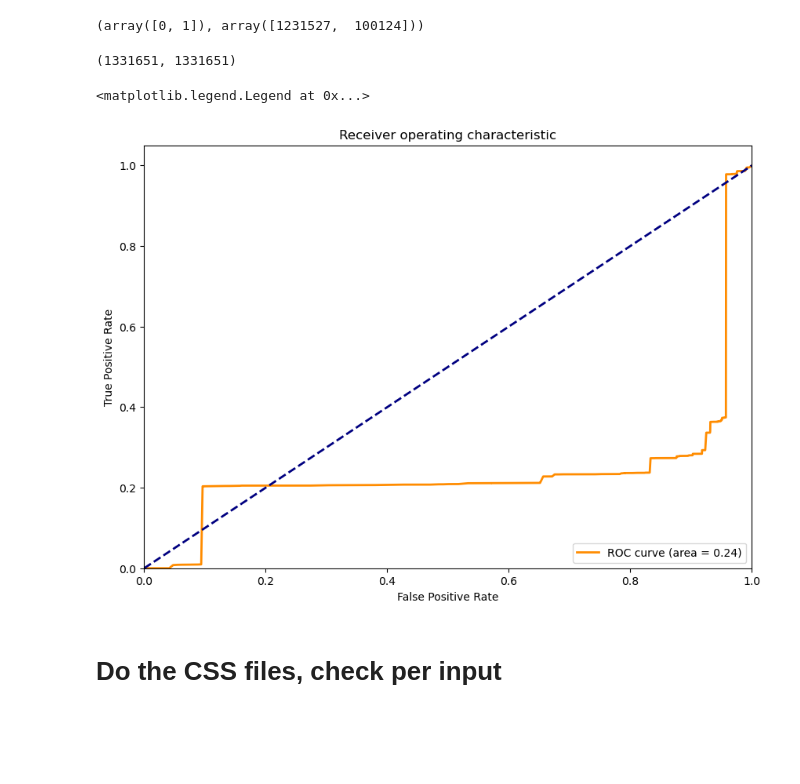
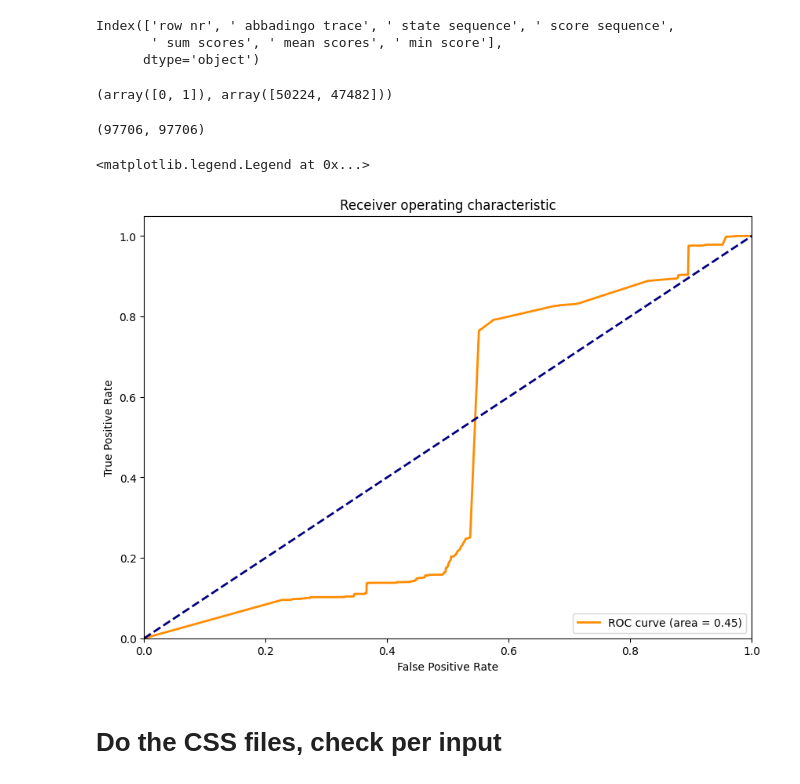
Before and after one commit to tudelft-cda-lab/FlexFringe, a Jupyter notebook: data/streaming/ROC_curves.ipynb, the cells around one changed output. Drawn from its saved outputs; the diff is of its cells as text; code cells hidden in the pictures; blank space fills up the shorter version.

```diff
--- a/data/streaming/ROC_curves.ipynb
+++ b/data/streaming/ROC_curves.ipynb
@@ -1,8 +1,10 @@
 # %%
 import pandas as pd
 
-results_file = "train_set_clean.dat.ff.final.json.result" #"../../model_batch_nr_5000.json.not_sampled.result"
+results_file = "../../model_batch_nr_7000.json.result"
 label_file = "labels_sampled.txt" #"july_week_5_test.dat.labels.txt"
+
+n_batches = 30
 
 background_label = "0"
 
@@ -24,0 +27,6 @@ results_df
+# %%
+results_df.columns
+# %% [output]
+Index(['row nr', ' abbadingo trace', ' state sequence', ' score sequence',
+       ' sum scores', ' mean scores', ' min score'],
+      dtype='object')
@@ -26,12 +40,21 @@ results_df
 mean_scores = results_df[" mean scores"]
 min_scores = results_df[" min score"]
 
+def get_specific_score(x:str):
+    index = -1
+    s = x.strip().strip("[").strip("]").split(",")
+    return float(s[index])
+
+individual_scores = results_df[" score sequence"].apply(get_specific_score)
+
 del results_df
 # %%
 import numpy as np
 
 labels = list()
 for line in open(label_file, "rt"):
+    label_set = set(line.split())
+    #if "1" in label_set:
     if line.split()[-1] != background_label:
         labels.append(1)
     else:
@@ -40,41 +63,44 @@ for line in open(label_file, "rt"):
 labels = np.array(labels)
 np.unique(labels, return_counts=True)
 # %% [output]
-(array([0, 1]), array([1231527,  100124]))
+(array([0, 1]), array([50224, 47482]))
 # %%
 len(labels), len(mean_scores)
 # %% [output]
-(1331651, 1331651)
+(97706, 97706)
 # %%
 from sklearn.metrics import roc_curve, auc, roc_auc_score
 
-score = -mean_scores
+score = -individual_scores
+
+#for idx in unparsable_seqs:
+#    score[idx] = 100
 
 fpr, tpr, thresholds = roc_curve(labels, score)
 roc_auc = roc_auc_score(labels, score)
 
 import matplotlib.pyplot as plt
 import seaborn as sns
 
 plt.figure(figsize=(10, 7))
 lw = 2
 plt.plot(
     fpr,
     tpr,
     color="darkorange",
     lw=lw,
     label="ROC curve (area = %0.2f)" % roc_auc,
 )
 plt.plot([0, 1], [0, 1], color="navy", lw=lw, linestyle="--")
 plt.xlim([0.0, 1.0])
 plt.ylim([0.0, 1.05])
 plt.xlabel("False Positive Rate")
 plt.ylabel("True Positive Rate")
 plt.title("Receiver operating characteristic")
 plt.legend(loc="lower right")
 # %% [output]
 <matplotlib.legend.Legend at 0x...>
-[figure, old version]
+[figure, new version]
 # %% [markdown]
 # Do the CSS files, check per input
 # %%
```
Also changed, not shown: parts of 11 cells of this notebook, 29 other files.
